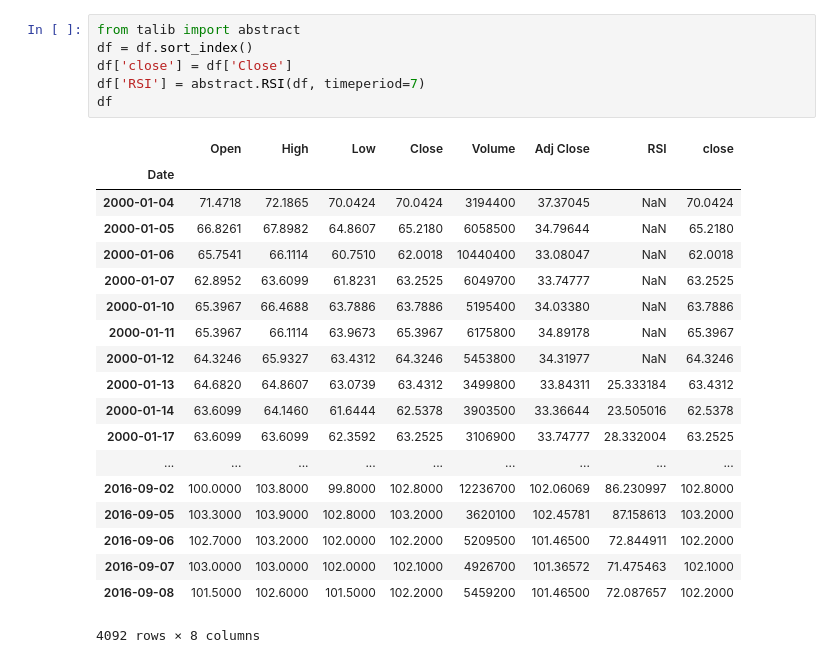
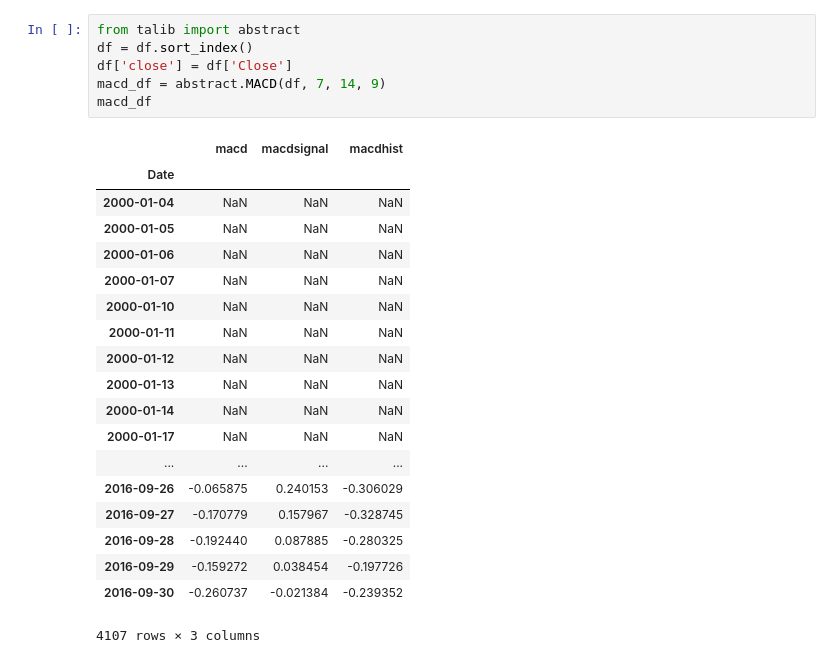
Before and after one commit to wangyouan/Dissertation, a Jupyter notebook: src/test.ipynb, the cells around one changed output. Drawn from its saved outputs; the diff is of its cells as text.

```diff
--- a/src/test.ipynb
+++ b/src/test.ipynb
@@ -91,26 +92,26 @@ df
 # %%
 from talib import abstract
 df = df.sort_index()
 df['close'] = df['Close']
-df['RSI'] = abstract.RSI(df, timeperiod=7)
-df
+macd_df = abstract.MACD(df, 7, 14, 9)
+macd_df
 # %% [output]
-|  | Open | High | Low | Close | Volume | Adj Close | RSI | close |
-| Date |  |  |  |  |  |  |  |  |
-| 2000-01-04 | 71.4718 | 72.1865 | 70.0424 | 70.0424 | 3194400 | 37.37045 | NaN | 70.0424 |
-| 2000-01-05 | 66.8261 | 67.8982 | 64.8607 | 65.2180 | 6058500 | 34.79644 | NaN | 65.2180 |
-| 2000-01-06 | 65.7541 | 66.1114 | 60.7510 | 62.0018 | 10440400 | 33.08047 | NaN | 62.0018 |
-| 2000-01-07 | 62.8952 | 63.6099 | 61.8231 | 63.2525 | 6049700 | 33.74777 | NaN | 63.2525 |
-| 2000-01-10 | 65.3967 | 66.4688 | 63.7886 | 63.7886 | 5195400 | 34.03380 | NaN | 63.7886 |
-| 2000-01-11 | 65.3967 | 66.1114 | 63.9673 | 65.3967 | 6175800 | 34.89178 | NaN | 65.3967 |
-| 2000-01-12 | 64.3246 | 65.9327 | 63.4312 | 64.3246 | 5453800 | 34.31977 | NaN | 64.3246 |
-| 2000-01-13 | 64.6820 | 64.8607 | 63.0739 | 63.4312 | 3499800 | 33.84311 | 25.333184 | 63.4312 |
-| 2000-01-14 | 63.6099 | 64.1460 | 61.6444 | 62.5378 | 3903500 | 33.36644 | 23.505016 | 62.5378 |
-| 2000-01-17 | 63.6099 | 63.6099 | 62.3592 | 63.2525 | 3106900 | 33.74777 | 28.332004 | 63.2525 |
-| ... | ... | ... | ... | ... | ... | ... | ... | ... |
-| 2016-09-02 | 100.0000 | 103.8000 | 99.8000 | 102.8000 | 12236700 | 102.06069 | 86.230997 | 102.8000 |
-| 2016-09-05 | 103.3000 | 103.9000 | 102.8000 | 103.2000 | 3620100 | 102.45781 | 87.158613 | 103.2000 |
-| 2016-09-06 | 102.7000 | 103.2000 | 102.0000 | 102.2000 | 5209500 | 101.46500 | 72.844911 | 102.2000 |
-| 2016-09-07 | 103.0000 | 103.0000 | 102.0000 | 102.1000 | 4926700 | 101.36572 | 71.475463 | 102.1000 |
-| 2016-09-08 | 101.5000 | 102.6000 | 101.5000 | 102.2000 | 5459200 | 101.46500 | 72.087657 | 102.2000 |
+|  | macd | macdsignal | macdhist |
+| Date |  |  |  |
+| 2000-01-04 | NaN | NaN | NaN |
+| 2000-01-05 | NaN | NaN | NaN |
+| 2000-01-06 | NaN | NaN | NaN |
+| 2000-01-07 | NaN | NaN | NaN |
+| 2000-01-10 | NaN | NaN | NaN |
+| 2000-01-11 | NaN | NaN | NaN |
+| 2000-01-12 | NaN | NaN | NaN |
+| 2000-01-13 | NaN | NaN | NaN |
+| 2000-01-14 | NaN | NaN | NaN |
+| 2000-01-17 | NaN | NaN | NaN |
+| ... | ... | ... | ... |
+| 2016-09-26 | -0.065875 | 0.240153 | -0.306029 |
+| 2016-09-27 | -0.170779 | 0.157967 | -0.328745 |
+| 2016-09-28 | -0.192440 | 0.087885 | -0.280325 |
+| 2016-09-29 | -0.159272 | 0.038454 | -0.197726 |
+| 2016-09-30 | -0.260737 | -0.021384 | -0.239352 |
-4092 rows × 8 columns
+4107 rows × 3 columns
```
Also changed, not shown: parts of 2 cells of this notebook, 5 other files.
